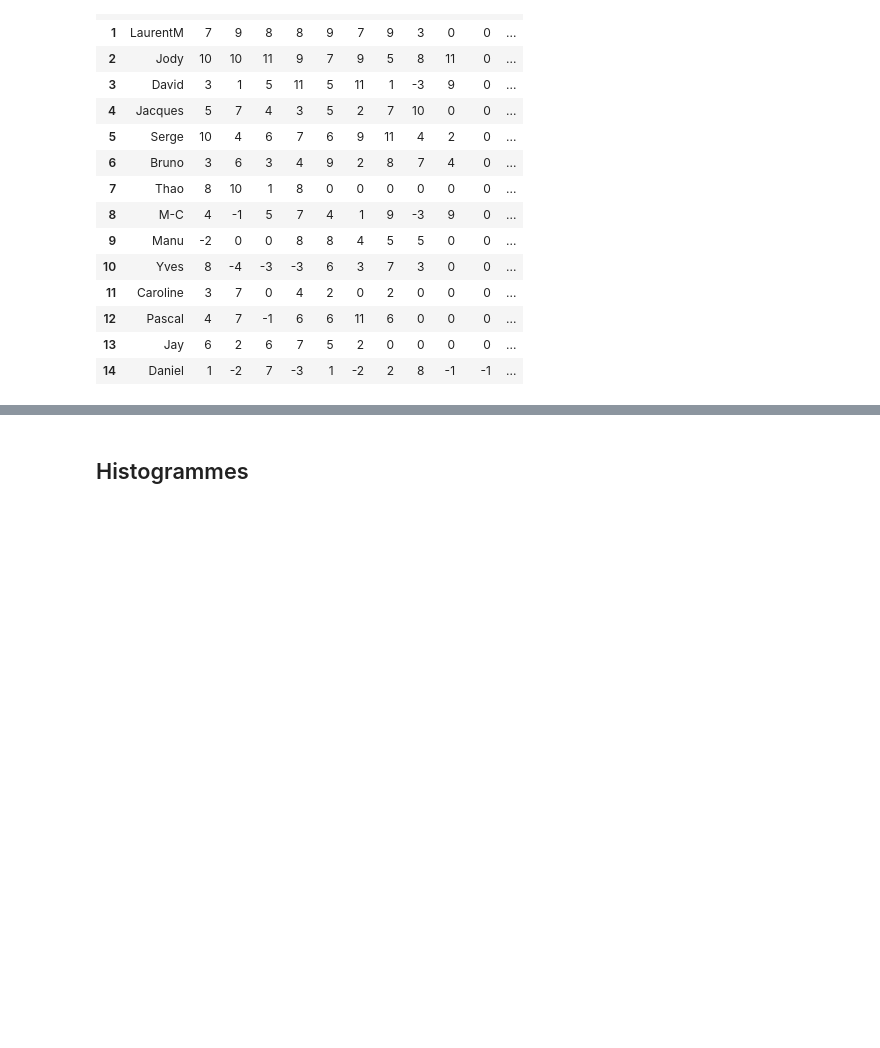
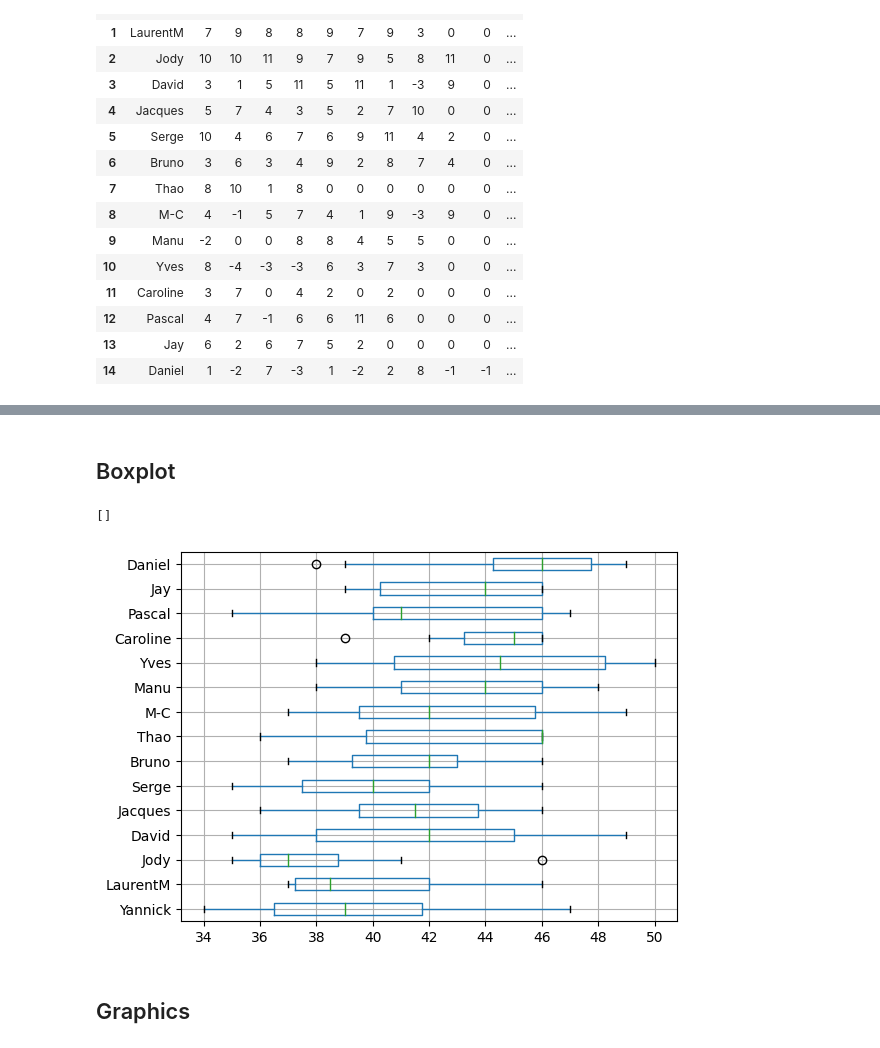
Before and after one commit to Webismagic/mini-golf, a Jupyter notebook: notebook.ipynb, the cells around one changed output, grey strips where cells are left out. Saved outputs shown, nothing was run; the diff lists cells and outputs as text; code cells hidden in the pictures; blank space fills up the shorter version.

```diff
--- a/notebook.ipynb
+++ b/notebook.ipynb
@@ -84,5 +77,23 @@ print(df_results_2023)
 # %% [markdown]
-## Histogrammes
+## Boxplot
+# %%
+# Creating plot
+import pandas as pd
+import numpy as np
+
+df = pd.read_csv('Championnat-2023.csv', sep=';', header=0)
+
+df_modifie = pd.DataFrame(46 - np.array(df.iloc[:,1:11]))
+df_modifie = df_modifie.T
+df_modifie.columns = df['Nom']
+
+b_plot = df_modifie.boxplot(fontsize = 10, vert=False)
+b_plot.plot()
+# %% [output]
+[]
+[figure, added]
+# %% [markdown]
+## Graphics
 # %%
 import plotly.express as px
 import plotly.figure_factory as ff
```
Also changed, not shown: parts of 23 cells of this notebook.
